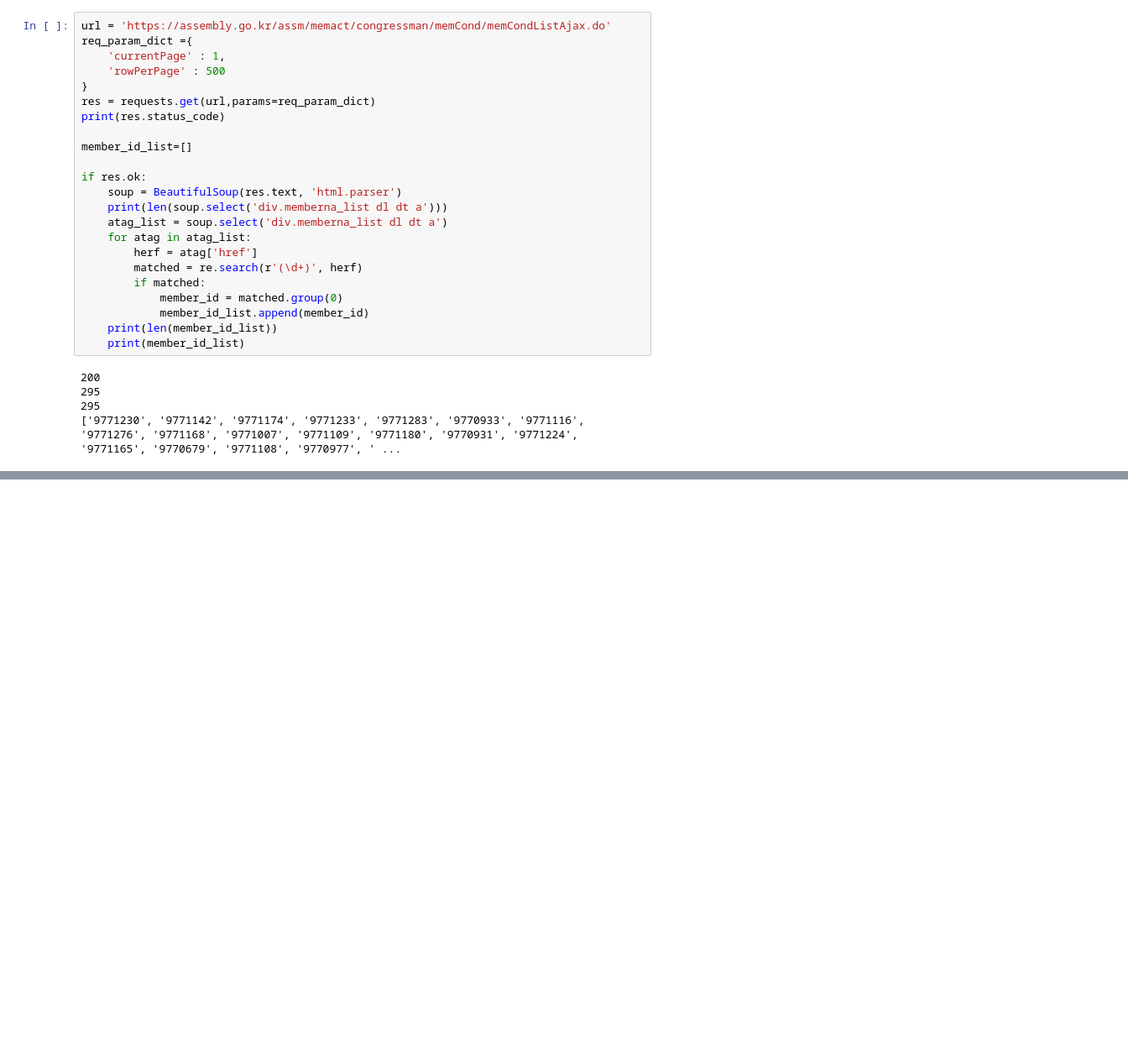
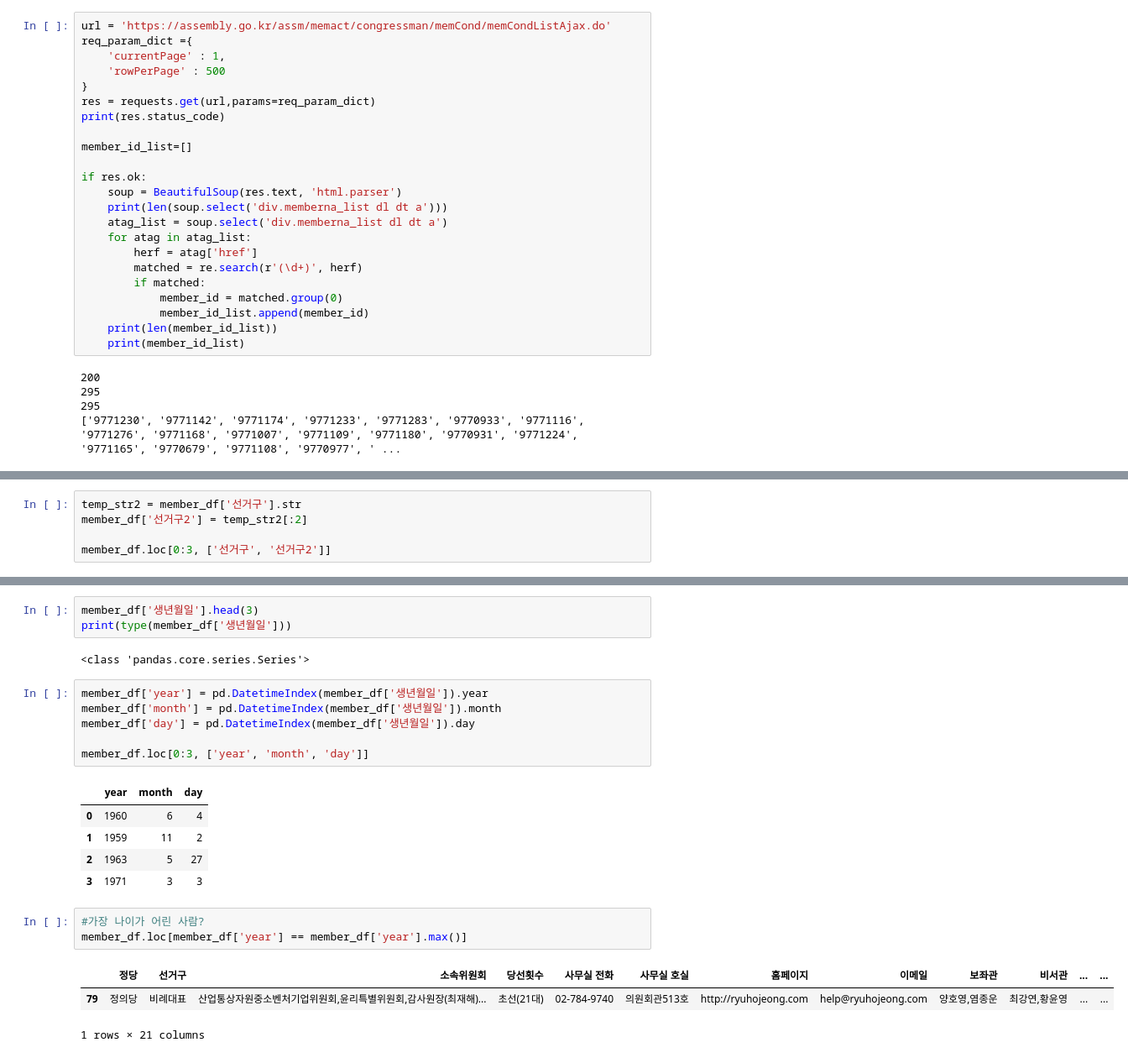
Before and after one commit to Yh0sun/python_webscrap, a Jupyter notebook: 08_congressperson.ipynb, the cells around one changed output, grey strips where cells are left out. Shown: that part at 84% size. Cells and saved outputs as stored; diff of their text form; blank space fills up the shorter version.

```diff
--- a/08_congressperson.ipynb
+++ b/08_congressperson.ipynb
@@ -47,0 +218,5 @@ for idx, mem_id in enumerate(member_id_list,1):
+# %%
+temp_str2 = member_df['선거구'].str
+member_df['선거구2'] = temp_str2[:2]
+
+member_df.loc[0:3, ['선거구', '선거구2']]
@@ -47,0 +274,24 @@ for idx, mem_id in enumerate(member_id_list,1):
+# %%
+member_df['생년월일'].head(3)
+print(type(member_df['생년월일']))
+# %% [output]
+<class 'pandas.core.series.Series'>
+# %%
+member_df['year'] = pd.DatetimeIndex(member_df['생년월일']).year
+member_df['month'] = pd.DatetimeIndex(member_df['생년월일']).month
+member_df['day'] = pd.DatetimeIndex(member_df['생년월일']).day
+
+member_df.loc[0:3, ['year', 'month', 'day']]
+# %% [output]
+|  | year | month | day |
+| 0 | 1960 | 6 | 4 |
+| 1 | 1959 | 11 | 2 |
+| 2 | 1963 | 5 | 27 |
+| 3 | 1971 | 3 | 3 |
+# %%
+#가장 나이가 어린 사람?
+member_df.loc[member_df['year'] == member_df['year'].max()]
+# %% [output]
+|  | 정당 | 선거구 | 소속위원회 | 당선횟수 | 사무실 전화 | 사무실 호실 | 홈페이지 | 이메일 | 보좌관 | 비서관 | ... | ... |
+| 79 | 정의당 | 비례대표 | 산업통상자원중소벤처기업위원회,윤리특별위원회,감사원장(최재해)... | 초선(21대) | 02-784-9740 | 의원회관513호 | http://ryuhojeong.com | help@ryuhojeong.com | 양호영,염종운 | 최강연,황윤영 | ... | ... |
+1 rows × 21 columns
```
Also changed, not shown: parts of 30 cells of this notebook, 2 other files.
